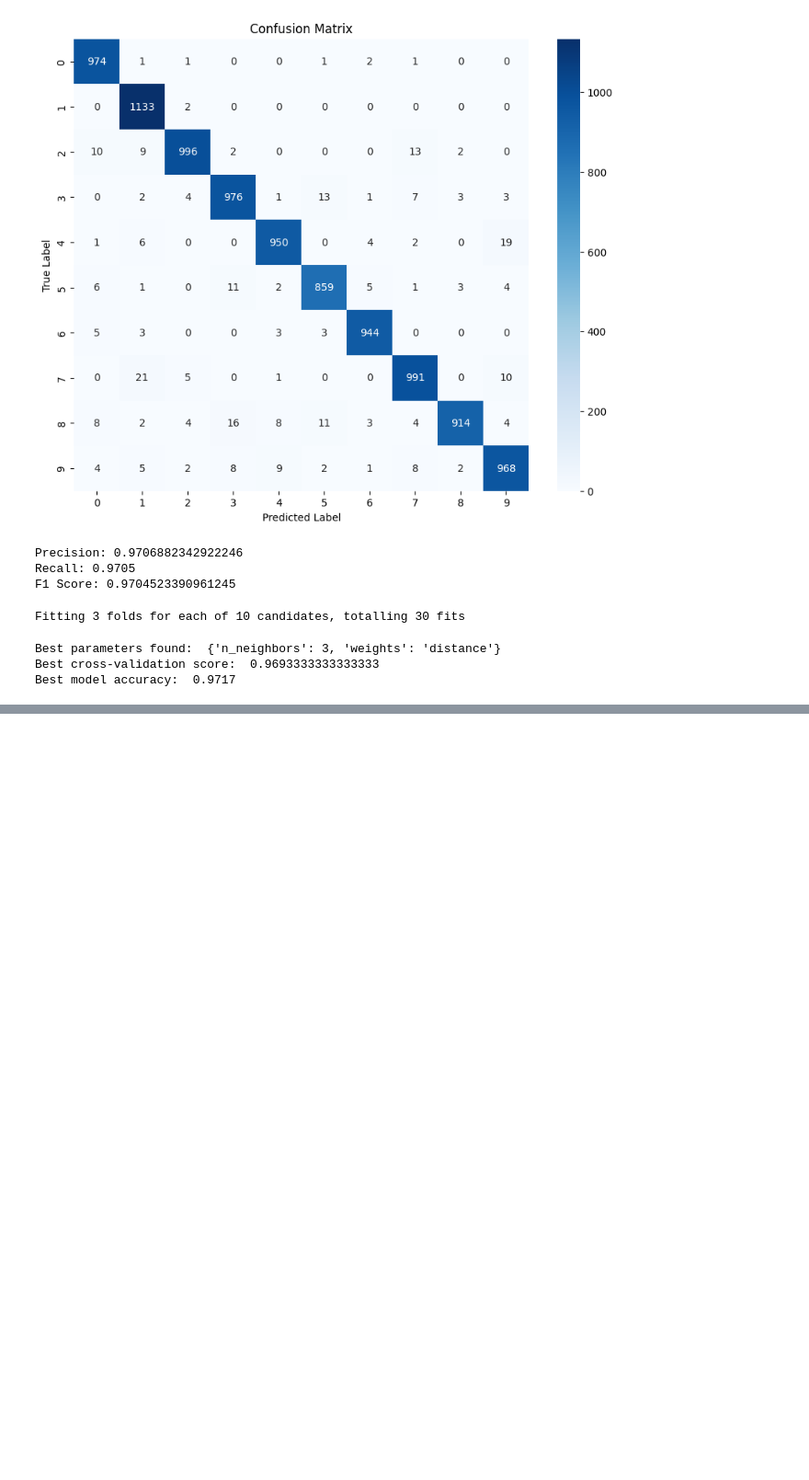
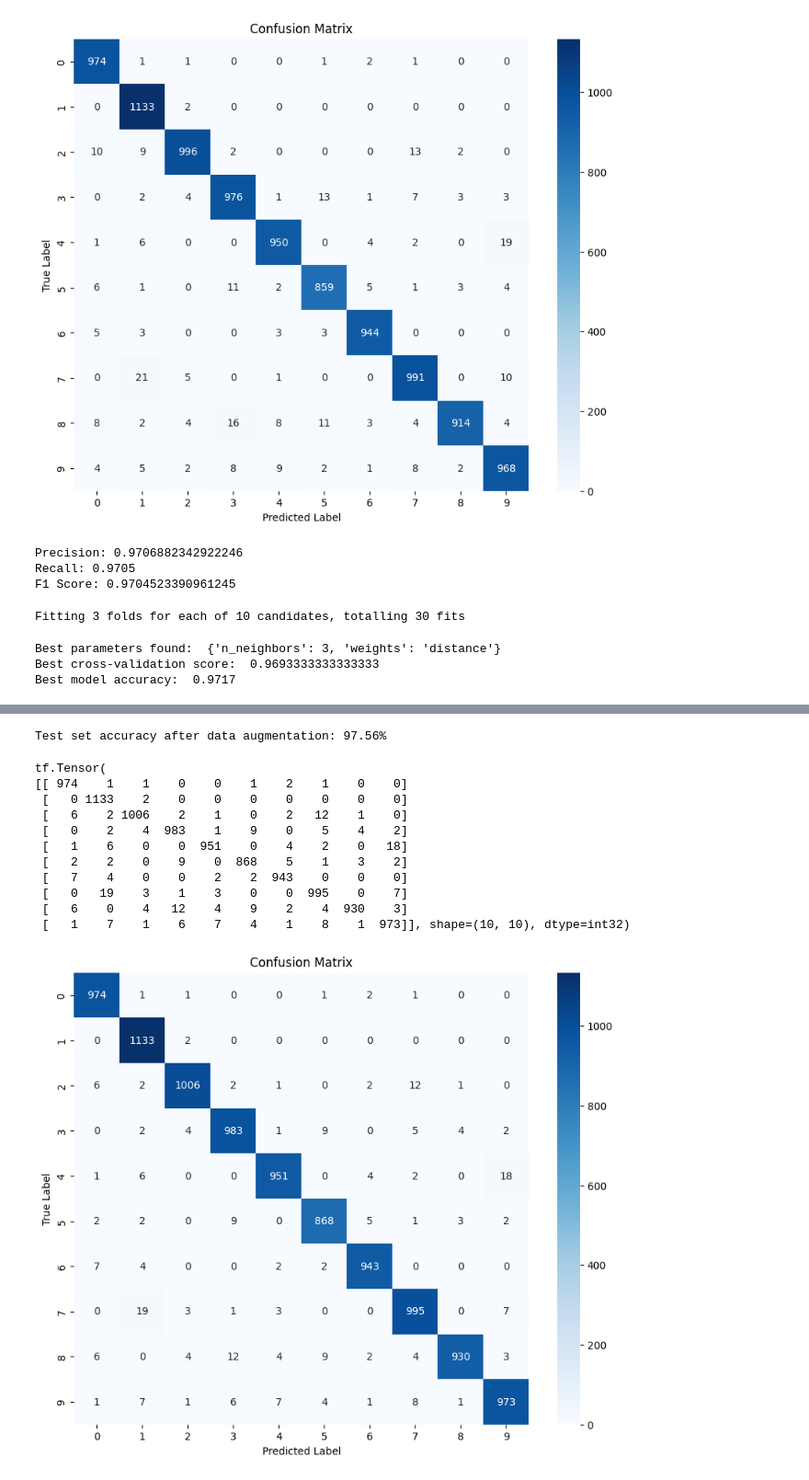
Before and after one commit to mrashutoshnigam/ai-ml-course, a Jupyter notebook: Machine-Learning/Oreilly/Exercise/Chapter3/1_2_KneighborsClassifier.ipynb, the cells around one changed output, grey strips where cells are left out. Shown at 92% size. Cells and saved outputs as stored; diff of their text form; code cells hidden in the pictures; blank space fills up the shorter version.

```diff
--- a/Machine-Learning/Oreilly/Exercise/Chapter3/1_KneighborsClassifier.ipynb
+++ b/Machine-Learning/Oreilly/Exercise/Chapter3/1_2_KneighborsClassifier.ipynb
@@ -119,0 +145,53 @@ Best model accuracy:  0.9717
+# %%
+x_train_augmented = [image for image in x_train]
+y_train_augmented = [label for label in y_train]
+# %%
+shifts = [(-1, 0), (1, 0), (0, -1), (0, 1)]  # Left, right, up, down
+for dx, dy in shifts:
+    for image, label in zip(x_train, y_train):
+        shifted = shift_image(image, dx, dy)
+        x_train_augmented.append(shifted)
+        y_train_augmented.append(label)
+# %%
+import numpy as np
+
+x_train_augmented = np.array(x_train_augmented)
+y_train_augmented = np.array(y_train_augmented)
+# %%
+# Train the best KNeighborsClassifier model on the augmented data
+knn_clf = KNeighborsClassifier(n_neighbors=3, n_jobs=-1)
+knn_clf.fit(x_train_augmented, y_train_augmented)
+
+# Evaluate accuracy on the test set
+y_pred_augmented = knn_clf.predict(x_val)
+augmented_accuracy = accuracy_score(y_val, y_pred_augmented)
+print(f"Test set accuracy after data augmentation: {augmented_accuracy * 100:.2f}%")
+# %% [output]
+Test set accuracy after data augmentation: 97.56%
+# %%
+# print confusion matrix
+confusion_matrix = tf.math.confusion_matrix(y_val, y_pred_augmented)
+print(confusion_matrix)
+
+#plot inn graph
+import matplotlib.pyplot as plt
+import seaborn as sns
+plt.figure(figsize=(10, 8))
+sns.heatmap(confusion_matrix, annot=True, fmt='d', cmap='Blues', xticklabels=range(10), yticklabels=range(10))
+plt.xlabel('Predicted Label')
+plt.ylabel('True Label')
+plt.title('Confusion Matrix')
+plt.show()
+# %% [output]
+tf.Tensor(
+[[ 974    1    1    0    0    1    2    1    0    0]
+ [   0 1133    2    0    0    0    0    0    0    0]
+ [   6    2 1006    2    1    0    2   12    1    0]
+ [   0    2    4  983    1    9    0    5    4    2]
+ [   1    6    0    0  951    0    4    2    0   18]
+ [   2    2    0    9    0  868    5    1    3    2]
+ [   7    4    0    0    2    2  943    0    0    0]
+ [   0   19    3    1    3    0    0  995    0    7]
+ [   6    0    4   12    4    9    2    4  930    3]
+ [   1    7    1    6    7    4    1    8    1  973]], shape=(10, 10), dtype=int32)
+[figure, added]
```
Also changed, not shown: parts of 5 cells of this notebook.
